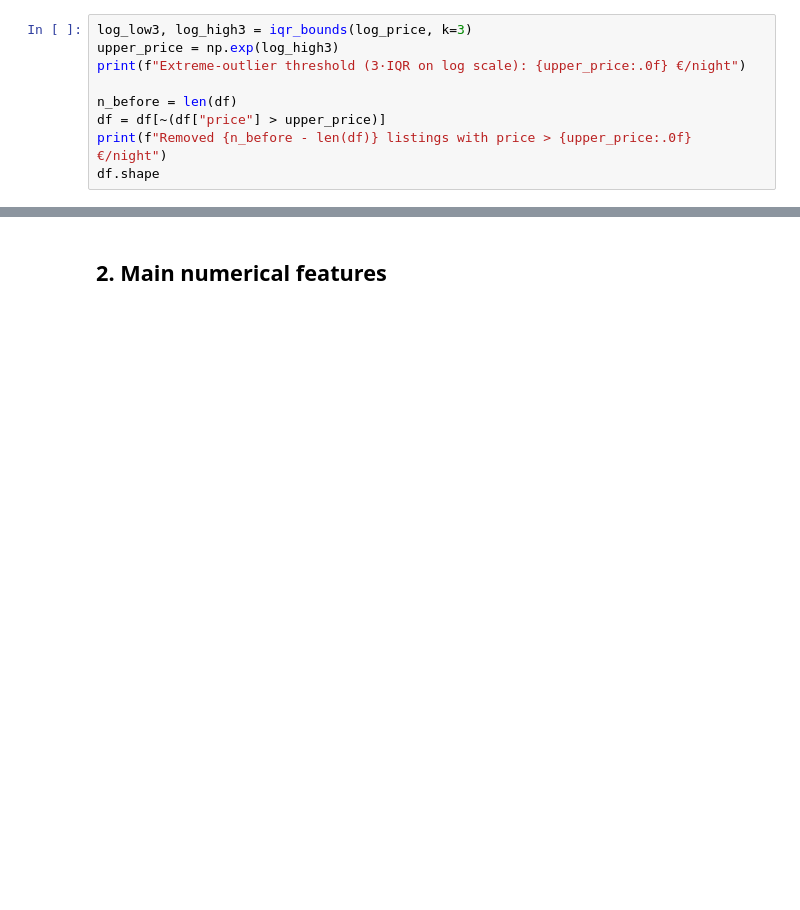
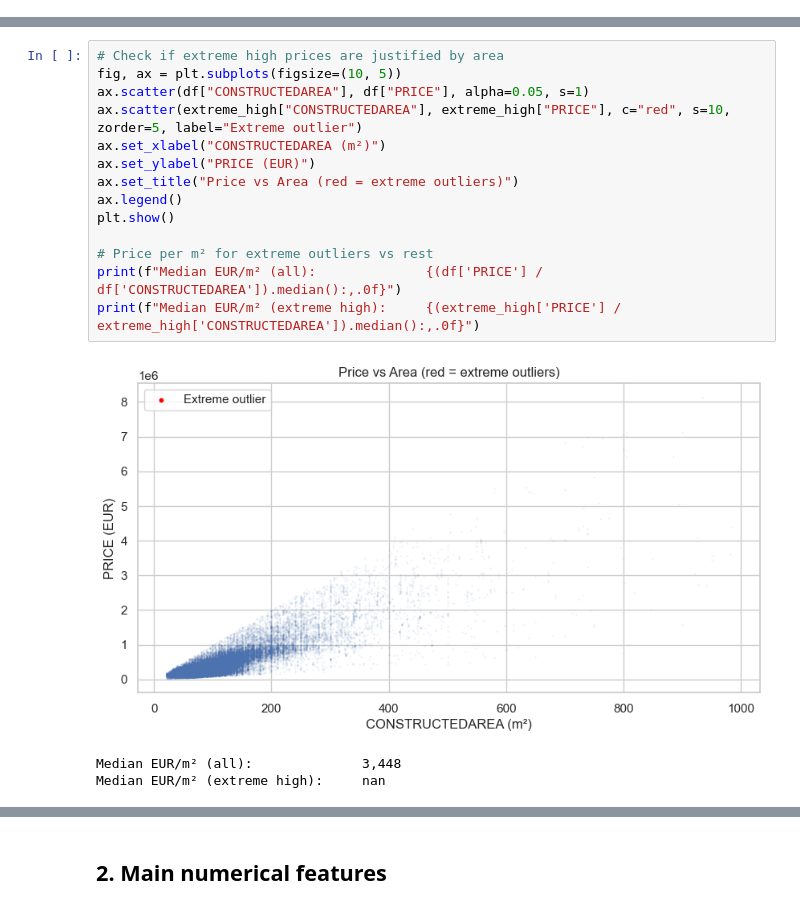
Before and after one commit to PabloMonteroRuiz/machine-learning-airbnb, a Jupyter notebook: notebooks/02_distributions_and_outliers.ipynb, the cells around one changed output, grey strips where cells are left out. Cells and saved outputs as stored; diff of their text form; blank space fills up the shorter version.

```diff
--- a/notebooks/02_distributions_and_outliers.ipynb
+++ b/notebooks/02_distributions_and_outliers.ipynb
@@ -124,9 +78,0 @@ mid[["price", "host_id", "property_type", "accommodates", "bedrooms",
-# %%
-log_low3, log_high3 = iqr_bounds(log_price, k=3)
-upper_price = np.exp(log_high3)
-print(f"Extreme-outlier threshold (3·IQR on log scale): {upper_price:.0f} €/night")
-
-n_before = len(df)
-df = df[~(df["price"] > upper_price)]
-print(f"Removed {n_before - len(df)} listings with price > {upper_price:.0f} €/night")
-df.shape
@@ -143,0 +112,18 @@ Removed 38 listings with price > 2921 €/night
+# %%
+# Check if extreme high prices are justified by area
+fig, ax = plt.subplots(figsize=(10, 5))
+ax.scatter(df["CONSTRUCTEDAREA"], df["PRICE"], alpha=0.05, s=1)
+ax.scatter(extreme_high["CONSTRUCTEDAREA"], extreme_high["PRICE"], c="red", s=10, zorder=5, label="Extreme outlier")
+ax.set_xlabel("CONSTRUCTEDAREA (m²)")
+ax.set_ylabel("PRICE (EUR)")
+ax.set_title("Price vs Area (red = extreme outliers)")
+ax.legend()
+plt.show()
+
+# Price per m² for extreme outliers vs rest
+print(f"Median EUR/m² (all):              {(df['PRICE'] / df['CONSTRUCTEDAREA']).median():,.0f}")
+print(f"Median EUR/m² (extreme high):     {(extreme_high['PRICE'] / extreme_high['CONSTRUCTEDAREA']).median():,.0f}")
+# %% [output]
+[figure, added]
+Median EUR/m² (all):              3,448
+Median EUR/m² (extreme high):     nan
```
Also changed, not shown: parts of 47 cells of this notebook, 3 other files.
